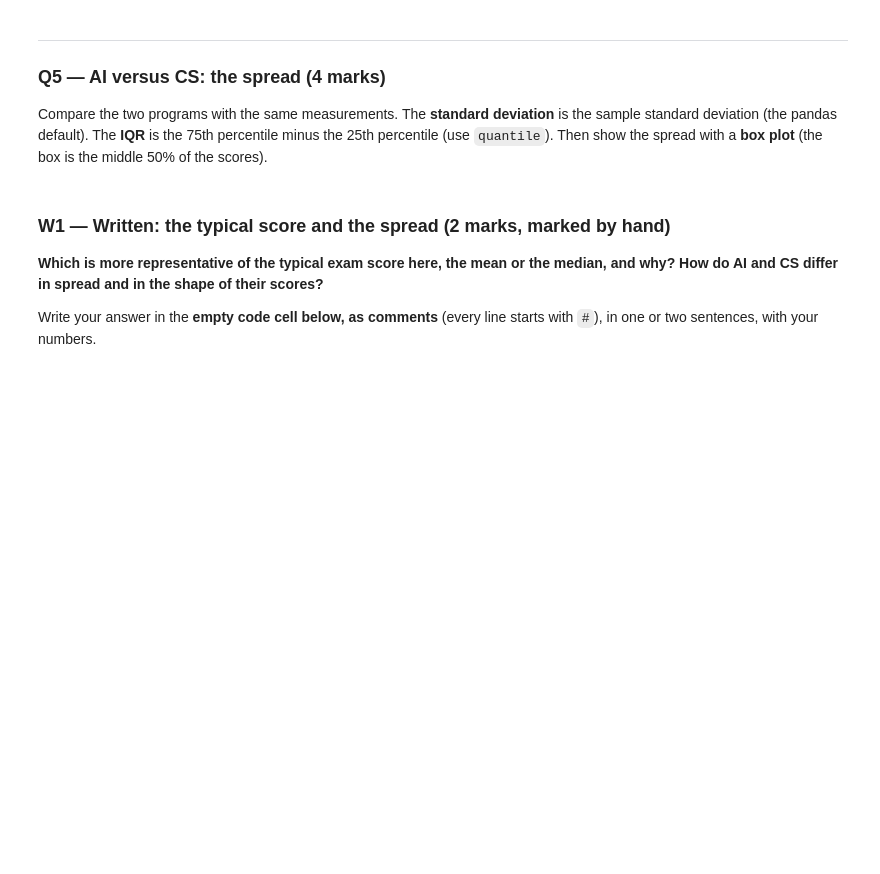
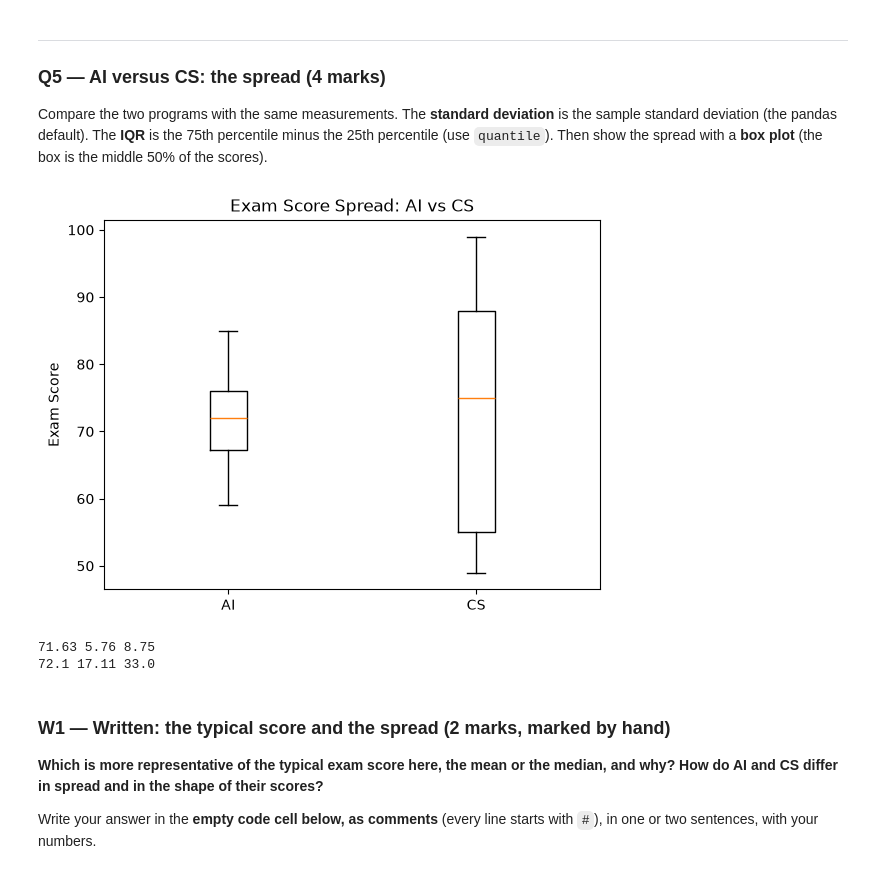
Before and after one commit to Abdullah-AlShamsi/Data-Analysis-and-Visualization, a Jupyter notebook: lab5_mini_project4/MiniProject4_B1_StudentID.ipynb, the cells around one changed output. Drawn from its saved outputs; the diff is of its cells as text; code cells hidden in the pictures; blank space fills up the shorter version.

Commit message:
Part 2 — The center and the spread

```diff
--- a/lab5_mini_project4/MiniProject4_B1_StudentID.ipynb
+++ b/lab5_mini_project4/MiniProject4_B1_StudentID.ipynb
@@ -156,10 +210,34 @@ Compare the two programs with the same measurements. The **standard deviation**
 # %%
 # TODO (5.1): Store the Exam_Score of the AI students of clean -> ai, and the Exam_Score of the CS students -> cs
 # TODO (5.2): Calculate the mean, the standard deviation and the IQR of each -> ai_mean, ai_sd, ai_iqr, cs_mean, cs_sd, cs_iqr
 # TODO (5.3): Draw a box plot of ai and cs side by side, with the labels "AI" and "CS" under the boxes
 # TODO (5.4): Give the chart the title "Exam Score Spread: AI vs CS" and the y label "Exam Score", and show it using plt.show()
 # TODO (5.5): Print the six values of 5.2
 # === Write your answer here: ===
+
+ai = clean.loc[clean['Program'] == 'AI', 'Exam_Score']
+cs = clean.loc[clean['Program'] == 'CS', 'Exam_Score']
+
+ai_mean = ai.mean()
+ai_sd = ai.std()
+ai_iqr = ai.quantile(0.75) - ai.quantile(0.25)
+cs_mean = cs.mean()
+cs_sd = cs.std()
+cs_iqr = cs.quantile(0.75) - cs.quantile(0.25)
+
+plt.boxplot([ai, cs])
+plt.xticks([1, 2], ['AI', 'CS'])
+
+plt.title("Exam Score Spread: AI vs CS")
+plt.ylabel("Exam Score")
+plt.show()
+
+print(round(ai_mean, 2), round(ai_sd, 2), round(ai_iqr, 2))
+print(round(cs_mean, 2), round(cs_sd, 2), round(cs_iqr, 2))
+# %% [output]
+[figure, added]
+71.63 5.76 8.75
+72.1 17.11 33.0
 # %% [markdown]
 ### W1 — Written: the typical score and the spread (2 marks, marked by hand)
 
```
Also changed, not shown: parts of 3 cells of this notebook.
